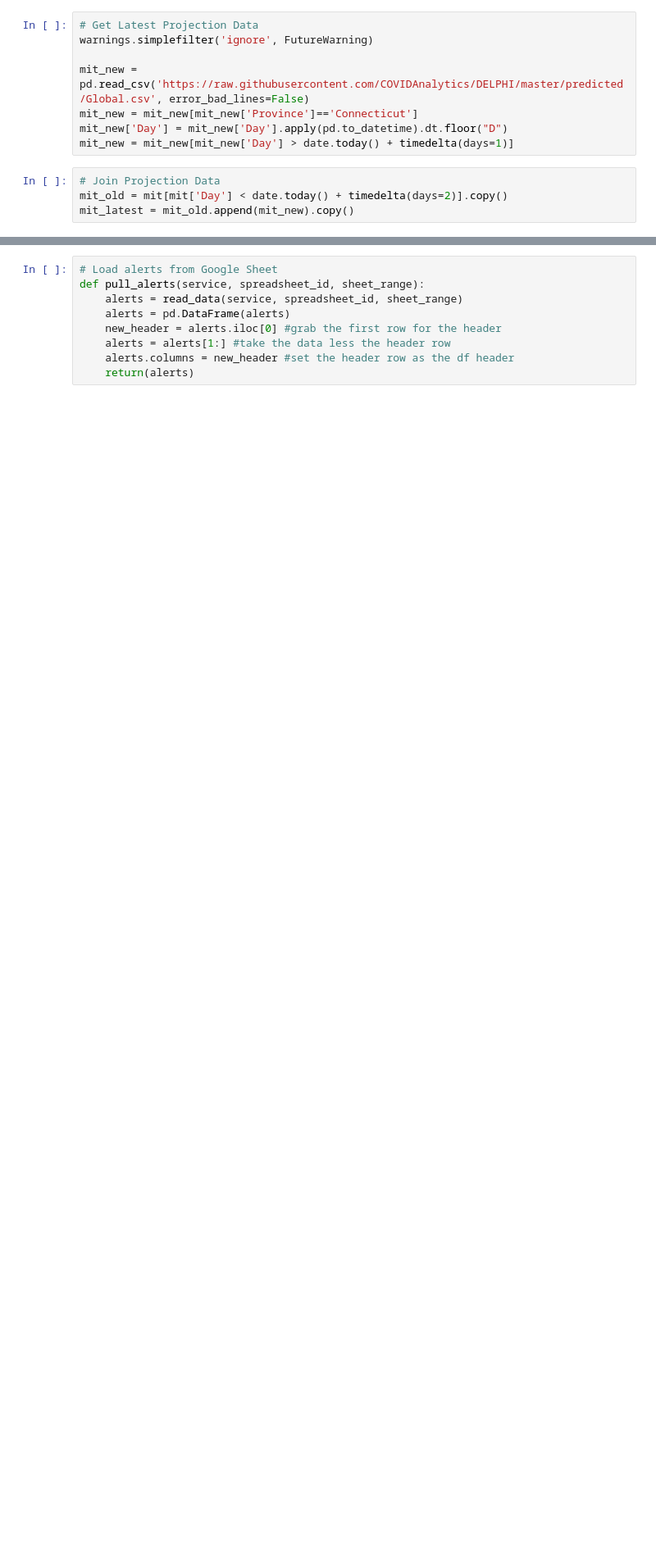
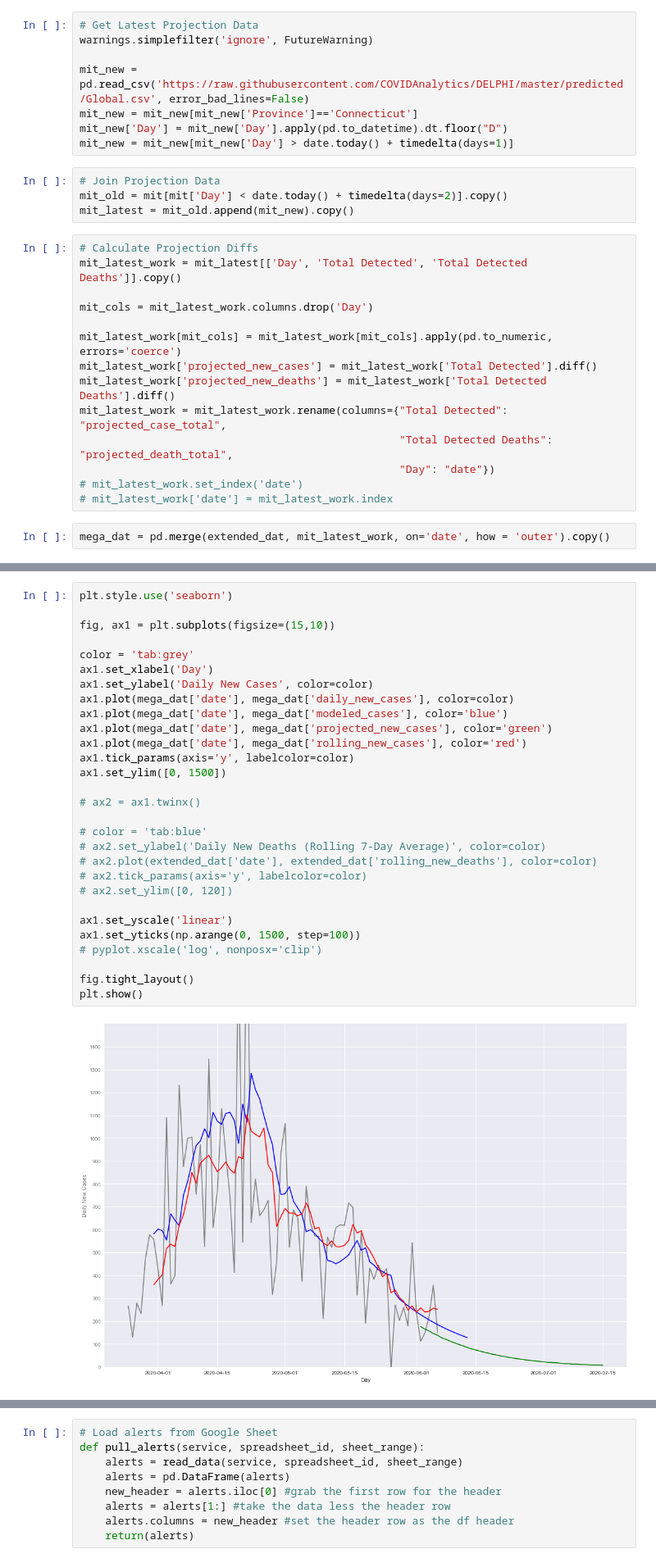
Before and after one commit to JasonCabral/CT_Covid_Alerts, a Jupyter notebook: data_munge.ipynb, the cells around one changed output, grey strips where cells are left out. Shown at 82% size. Saved outputs shown, nothing was run; the diff lists cells and outputs as text; blank space fills up the shorter version.

Commit message:
merge mit data

```diff
--- a/data_munge.ipynb
+++ b/data_munge.ipynb
@@ -266,5 +262,21 @@ mit_new = mit_new[mit_new['Day'] > date.today() + timedelta(days=1)]
 # Join Projection Data
 mit_old = mit[mit['Day'] < date.today() + timedelta(days=2)].copy()
 mit_latest = mit_old.append(mit_new).copy()
+# %%
+# Calculate Projection Diffs
+mit_latest_work = mit_latest[['Day', 'Total Detected', 'Total Detected Deaths']].copy()
+
+mit_cols = mit_latest_work.columns.drop('Day')
+
+mit_latest_work[mit_cols] = mit_latest_work[mit_cols].apply(pd.to_numeric, errors='coerce')
+mit_latest_work['projected_new_cases'] = mit_latest_work['Total Detected'].diff()
+mit_latest_work['projected_new_deaths'] = mit_latest_work['Total Detected Deaths'].diff()
+mit_latest_work = mit_latest_work.rename(columns={"Total Detected": "projected_case_total",
+                                                  "Total Detected Deaths": "projected_death_total",
+                                                  "Day": "date"})
+# mit_latest_work.set_index('date')
+# mit_latest_work['date'] = mit_latest_work.index
+# %%
+mega_dat = pd.merge(extended_dat, mit_latest_work, on='date', how = 'outer').copy()
 # %%
 # Update Google Sheet with latest data
@@ -272,0 +291,31 @@ send_data(sheets_service, mit_latest, 'date', '1h8PgeXtEDaHQCmsFIcqDA3Hm_kVFRrR-
+# %%
+plt.style.use('seaborn')
+
+fig, ax1 = plt.subplots(figsize=(15,10))
+
+color = 'tab:grey'
+ax1.set_xlabel('Day')
+ax1.set_ylabel('Daily New Cases', color=color)
+ax1.plot(mega_dat['date'], mega_dat['daily_new_cases'], color=color)
+ax1.plot(mega_dat['date'], mega_dat['modeled_cases'], color='blue')
+ax1.plot(mega_dat['date'], mega_dat['projected_new_cases'], color='green')
+ax1.plot(mega_dat['date'], mega_dat['rolling_new_cases'], color='red')
+ax1.tick_params(axis='y', labelcolor=color)
+ax1.set_ylim([0, 1500])
+
+# ax2 = ax1.twinx()
+
+# color = 'tab:blue'
+# ax2.set_ylabel('Daily New Deaths (Rolling 7-Day Average)', color=color)
+# ax2.plot(extended_dat['date'], extended_dat['rolling_new_deaths'], color=color)
+# ax2.tick_params(axis='y', labelcolor=color)
+# ax2.set_ylim([0, 120])
+
+ax1.set_yscale('linear')
+ax1.set_yticks(np.arange(0, 1500, step=100))
+# pyplot.xscale('log', nonposx='clip')
+
+fig.tight_layout()
+plt.show()
+# %% [output]
+[figure, added]
```
Also changed, not shown: parts of 7 cells of this notebook.
